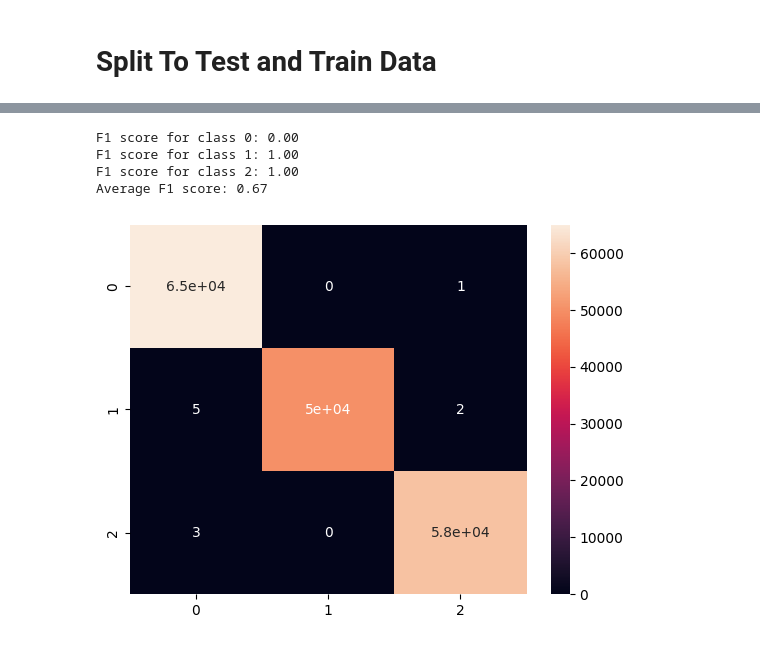
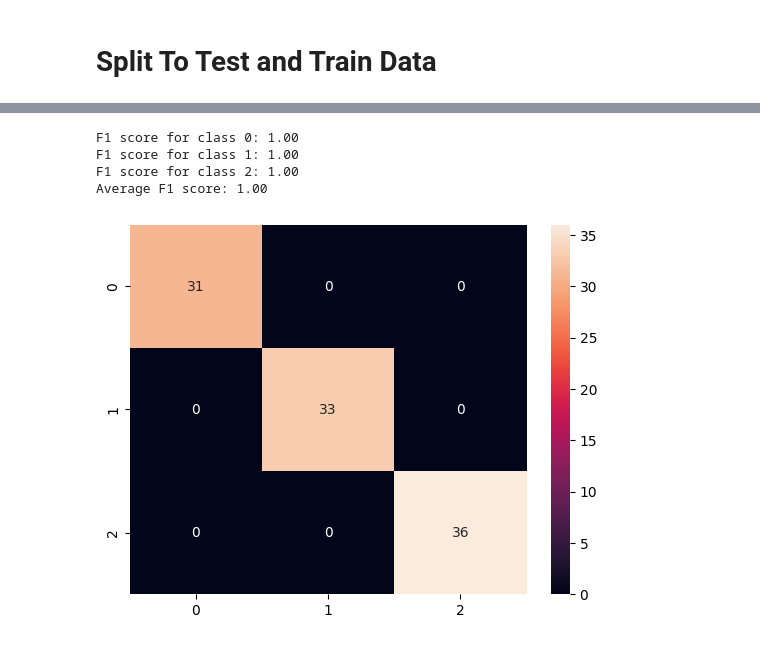
Before and after one commit to codened/DataStorm-4.0, a Jupyter notebook: stormingRound/DataStorm_4_0.ipynb, the cells around one changed output, grey strips where cells are left out. Saved outputs shown, nothing was run; the diff lists cells and outputs as text; code cells hidden in the pictures.

```diff
--- a/stormingRound/DataStorm_4_0.ipynb
+++ b/stormingRound/DataStorm_4_0.ipynb
@@ -179,4 +179,4 @@ TrainDF = merged_df[merged_df['shop_profile'] != 0]
 from sklearn.model_selection import train_test_split
 
 
-train_data, test_data = train_test_split(TrainDF, test_size=0.5)
+train_data, test_data = train_test_split(TrainDF, test_size=0.2)
@@ -245,0 +252,2 @@ predDf=pd.DataFrame(predictions, columns=['shop_profile'])
+# %%
+X_testres = X_test.reset_index(drop=True)
@@ -246,3 +270,3 @@ predDf=pd.DataFrame(predictions, columns=['shop_profile'])
 # %%
 # Concatenate DataFrames
-concatenated_df = pd.concat([X_test, predDf], axis=1)
+concatenatedRes_df = pd.concat([X_testres, predDf], axis=1)
@@ -280,2 +289,2 @@ concatenated_df
 # %%
-mode_df = df.groupby('group')['value'].agg(pd.Series.mode)
+ResMode_df = concatenatedRes_df.groupby('shop_id')['shop_profile'].agg(pd.Series.mode)
@@ -282,8 +325,8 @@ mode_df = df.groupby('group')['value'].agg(pd.Series.mode)
 # %%
 # Calculate F1 score for each class
-f1_class0 = f1_score(y_test, predictions, labels=[0], average='weighted')
-f1_class1 = f1_score(y_test, predictions, labels=[1], average='weighted')
-f1_class2 = f1_score(y_test, predictions, labels=[2], average='weighted')
+f1_class0 = f1_score(TestMode_df, ResMode_df, labels=[1], average='weighted')
+f1_class1 = f1_score(TestMode_df, ResMode_df, labels=[2], average='weighted')
+f1_class2 = f1_score(TestMode_df, ResMode_df, labels=[3], average='weighted')
 
 # Calculate average F1 score
 f1_average = (f1_class0 + f1_class1 + f1_class2) / 3
@@ -293,22 +336,22 @@ print(f"F1 score for class 1: {f1_class1:.2f}")
 print(f"F1 score for class 2: {f1_class2:.2f}")
 print(f"Average F1 score: {f1_average:.2f}")
 # %% [output]
-F1 score for class 0: 0.00
+F1 score for class 0: 1.00
 F1 score for class 1: 1.00
 F1 score for class 2: 1.00
-Average F1 score: 0.67
+Average F1 score: 1.00
 # %%
 import matplotlib.pyplot as plt
 import seaborn as sns
 from sklearn.metrics import confusion_matrix
 
 # Create confusion matrix
-matrix = confusion_matrix(y_test, predictions)
+matrix = confusion_matrix(EvalMode_df, ResMode_df)
 
 # Visualize confusion matrix
 sns.heatmap(matrix, annot=True)
 plt.show()
 # %% [output]
-[figure, old version]
+[figure, new version]
 # %%
 # predict for test values
```
Also changed, not shown: parts of 24 cells of this notebook, 2 other files.
